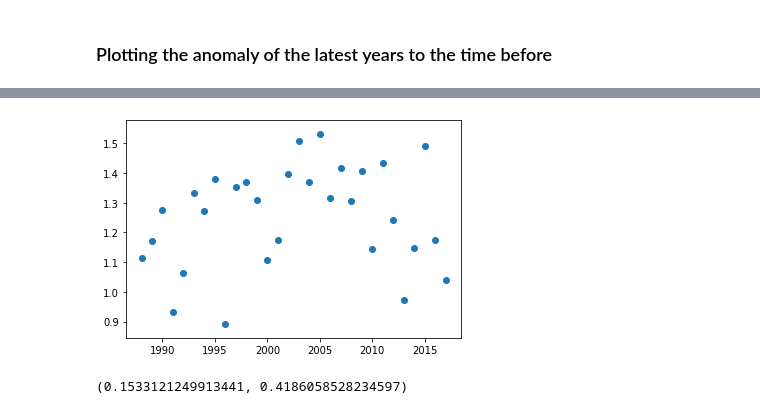
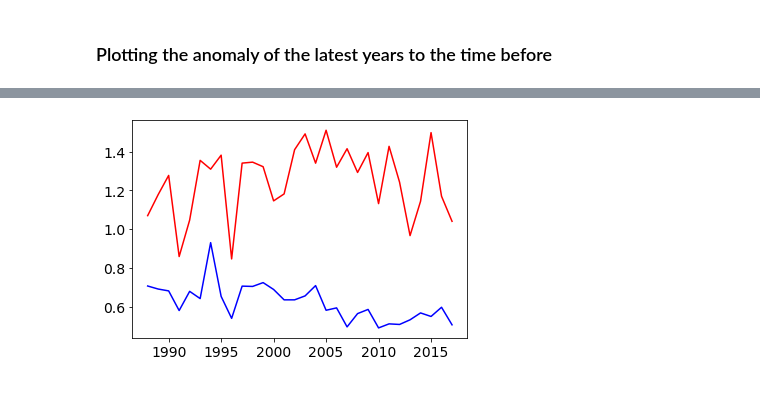
Before and after one commit to farr3r/arcticsurfacemelt, a Jupyter notebook: 2011-2017_anom.ipynb, the cells around one changed output, grey strips where cells are left out. Saved outputs shown, nothing was run; the diff lists cells and outputs as text; code cells hidden in the pictures.

```diff
--- a/2011-2017_anom.ipynb
+++ b/2011-2017_anom.ipynb
@@ -141,25 +188,35 @@ plt.show()
-# %%
-melt = melt.where(melt!=0).where(ds.latitude>80).where(ds.latitude<86.9)
-
-tot = np.array([])
-years = range(1988,2018)
-
-for i in range(6,36):
-    tot = np.append(tot,
-                   np.nanmean(melt[i]))
-# %%
-plt.figure()
-
-plt.scatter(years, tot)
-
-
-#plt.savefig('/Users/farrerowsleybrown/Desktop/smelty.png',dpi=300)
-plt.show()
-# %% [output]
-[figure, removed]
-# %%
-import scipy.stats
-
-scipy.stats.pearsonr(years, tot)
-# %% [output]
-(0.1533121249913441, 0.4186058528234597)
+# %%
+tot = np.array([])
+years = range(1988,2018)
+
+for i in range(6,36):
+    tot = np.append(tot,
+                   np.nanmean(melt.where(melt!=0).where(ds.latitude>80).where(ds.latitude<86.9)[i]))
+
+
+totty = np.array([])
+
+for i in range(6,36):
+    totty = np.append(totty,
+                   np.nanmean(melt.where(melt!=0).where(ds.latitude<80)[i]))
+# %%
+plt.figure()
+
+plt.plot(years, tot, color='red')
+plt.plot(years, totty, color='blue')
+
+x = years
+y = tot
+
+z = np.polyfit(x, y, 1)
+p = np.poly1d(z)
+
+#plt.plot(x, p(x))
+
+plt.xticks(fontsize=14)
+plt.yticks(fontsize=14)
+
+plt.savefig('/Users/farrerowsleybrown/Desktop/project/thesis/figures/smelty.png',dpi=300)
+plt.show()
+# %% [output]
+[figure, added]
```
Also changed, not shown: parts of 6 cells of this notebook, 1 other file.
